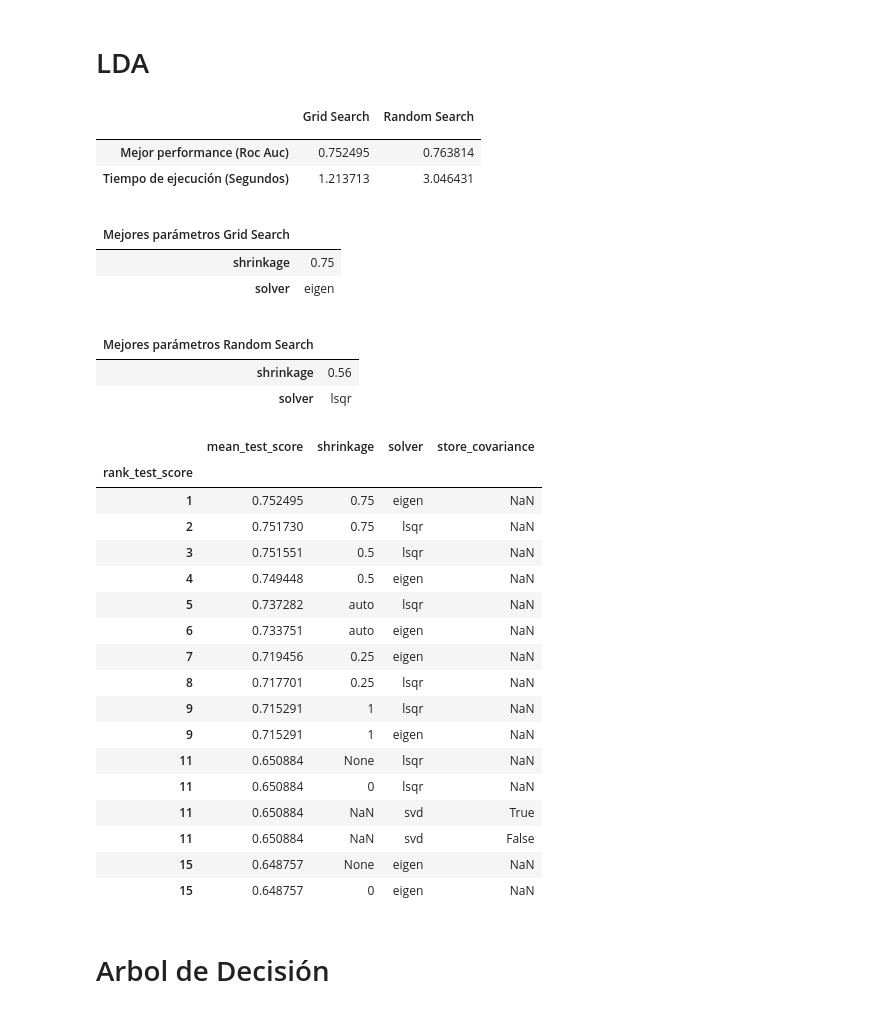
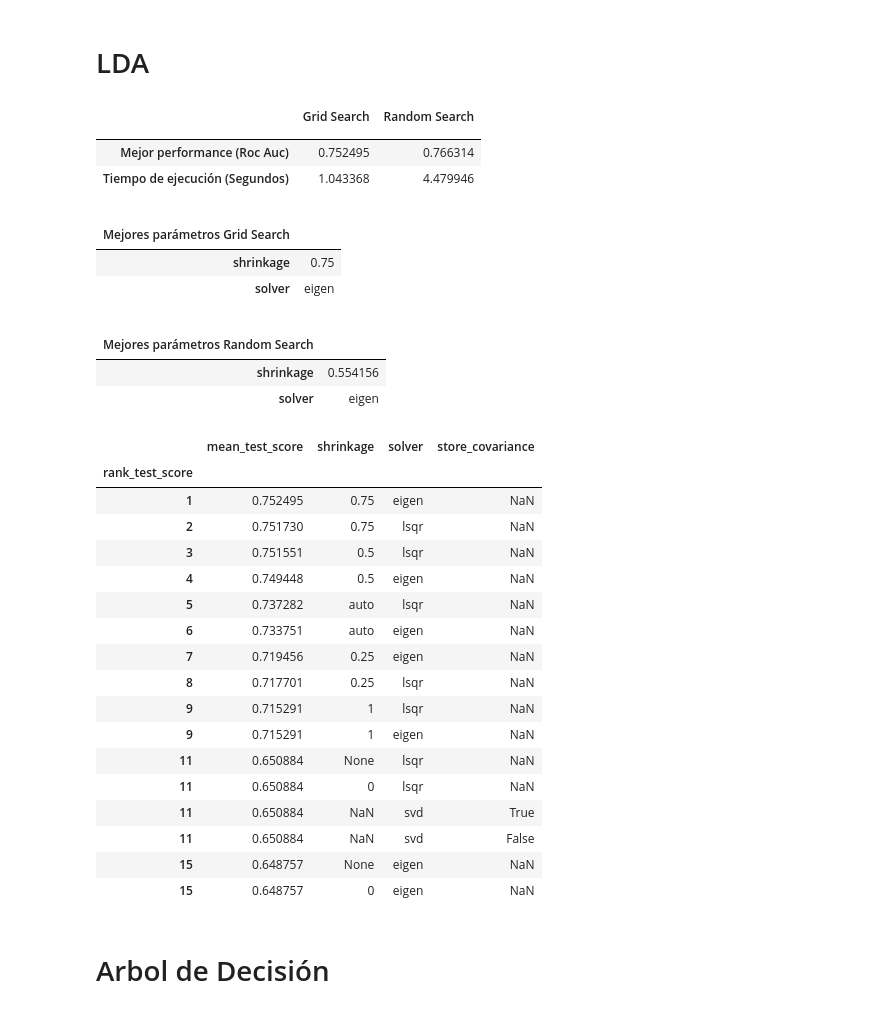
Before and after one commit to pfromer/MachineLearningTps, a Jupyter notebook: tp_version_2.ipynb, the cells around one changed output. Saved outputs shown, nothing was run; the diff lists cells and outputs as text; code cells hidden in the pictures.

Commit message:
parametros del random search con distribuciones y n_iter en 70

```diff
--- a/tp_version_2.ipynb
+++ b/tp_version_2.ipynb
@@ -140,7 +148,7 @@ display(segundaTablaEjercicio2(DecisionTreeClassifier))
 #esta tabla tardo 10 minutos en crearse, ver como mejorar performance
 # %%
 roc_auc_score = make_scorer(roc_auc_score)
-n_iter_search = 50
+n_iter_search = 70
 def performGridSearch(clasiffier, param_grid):
     start = time()
     gridSearch = GridSearchCV(clasiffier, param_grid, cv=kfold, scoring=roc_auc_score, return_train_score=False)
@@ -201,23 +209,23 @@ def renameAndDeleteColumnsInAllScoresTable(allScores):
 # %%
 lda_param_grid = [{'solver': ['lsqr', 'eigen'], 'shrinkage': [None, 'auto', 0, 0.25, 0.5, 0.75, 1]},
                    {'solver': ['svd'], 'store_covariance' : [True, False]}]
 
-lda_param_random = {'solver': ['lsqr', 'eigen'], 'shrinkage': np.arange(0, 1, 0.01)}
+lda_param_random = {'solver': ['lsqr', 'eigen'], 'shrinkage': np.arange(0, 1, 0.000001)}
 
 displayBestParamsTable(LinearDiscriminantAnalysis(),lda_param_grid, lda_param_random)
 # %% [output]
 |  | Grid Search | Random Search |
 |  |  |  |
-| Mejor performance (Roc Auc) | 0.752495 | 0.763814 |
-| Tiempo de ejecución (Segundos) | 1.213713 | 3.046431 |
+| Mejor performance (Roc Auc) | 0.752495 | 0.766314 |
+| Tiempo de ejecución (Segundos) | 1.043368 | 4.479946 |
 |  |  |
 | Mejores parámetros Grid Search |  |
 | shrinkage | 0.75 |
 | solver | eigen |
 |  |  |
 | Mejores parámetros Random Search |  |
-| shrinkage | 0.56 |
-| solver | lsqr |
+| shrinkage | 0.554156 |
+| solver | eigen |
 |  | mean_test_score | shrinkage | solver | store_covariance |
 | rank_test_score |  |  |  |  |
 | 1 | 0.752495 | 0.75 | eigen | NaN |
```
Also changed, not shown: parts of 7 cells of this notebook.
